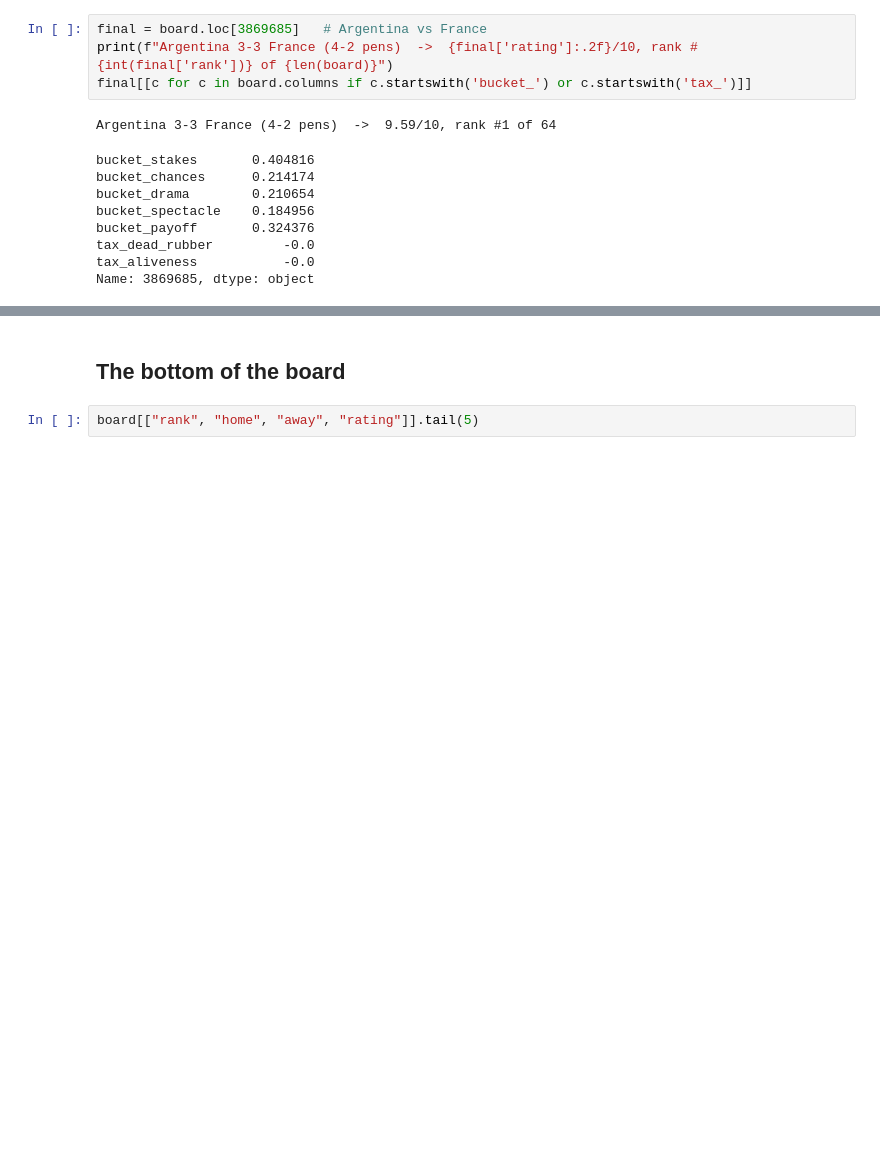
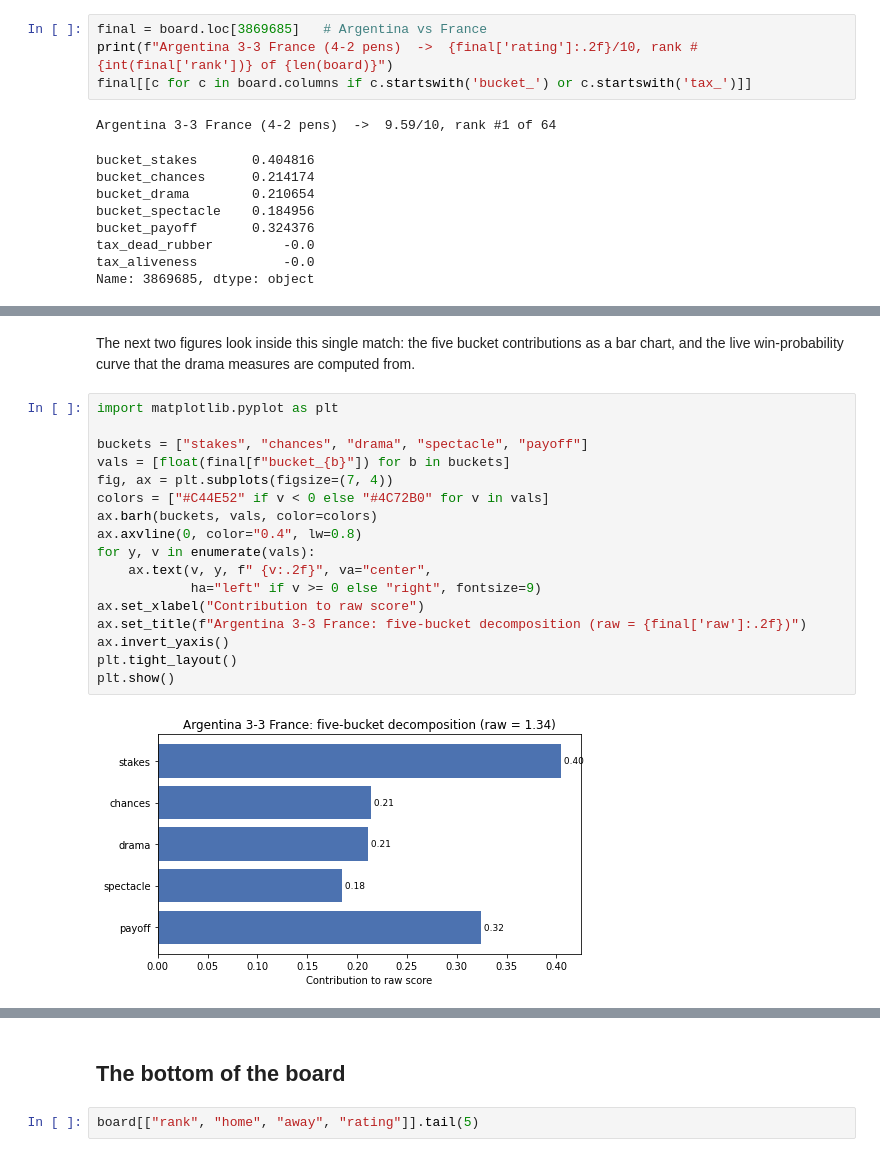
Before and after one commit to jkbren/excitement-index-soccer, a Jupyter notebook: notebooks/01_score_a_tournament.ipynb, the cells around one changed output, grey strips where cells are left out. Drawn from its saved outputs; the diff is of its cells as text; blank space fills up the shorter version.

```diff
--- a/notebooks/01_score_a_tournament.ipynb
+++ b/notebooks/01_score_a_tournament.ipynb
@@ -79,0 +147,21 @@ Name: 3869685, dtype: object
+# %% [markdown]
+The next two figures look inside this single match: the five bucket contributions as a bar chart, and the live win-probability curve that the drama measures are computed from.
+# %%
+import matplotlib.pyplot as plt
+
+buckets = ["stakes", "chances", "drama", "spectacle", "payoff"]
+vals = [float(final[f"bucket_{b}"]) for b in buckets]
+fig, ax = plt.subplots(figsize=(7, 4))
+colors = ["#C44E52" if v < 0 else "#4C72B0" for v in vals]
+ax.barh(buckets, vals, color=colors)
+ax.axvline(0, color="0.4", lw=0.8)
+for y, v in enumerate(vals):
+    ax.text(v, y, f" {v:.2f}", va="center",
+            ha="left" if v >= 0 else "right", fontsize=9)
+ax.set_xlabel("Contribution to raw score")
+ax.set_title(f"Argentina 3-3 France: five-bucket decomposition (raw = {final['raw']:.2f})")
+ax.invert_yaxis()
+plt.tight_layout()
+plt.show()
+# %% [output]
+[figure, added]
```
Also changed, not shown: parts of 10 cells of this notebook, 2 other files.
